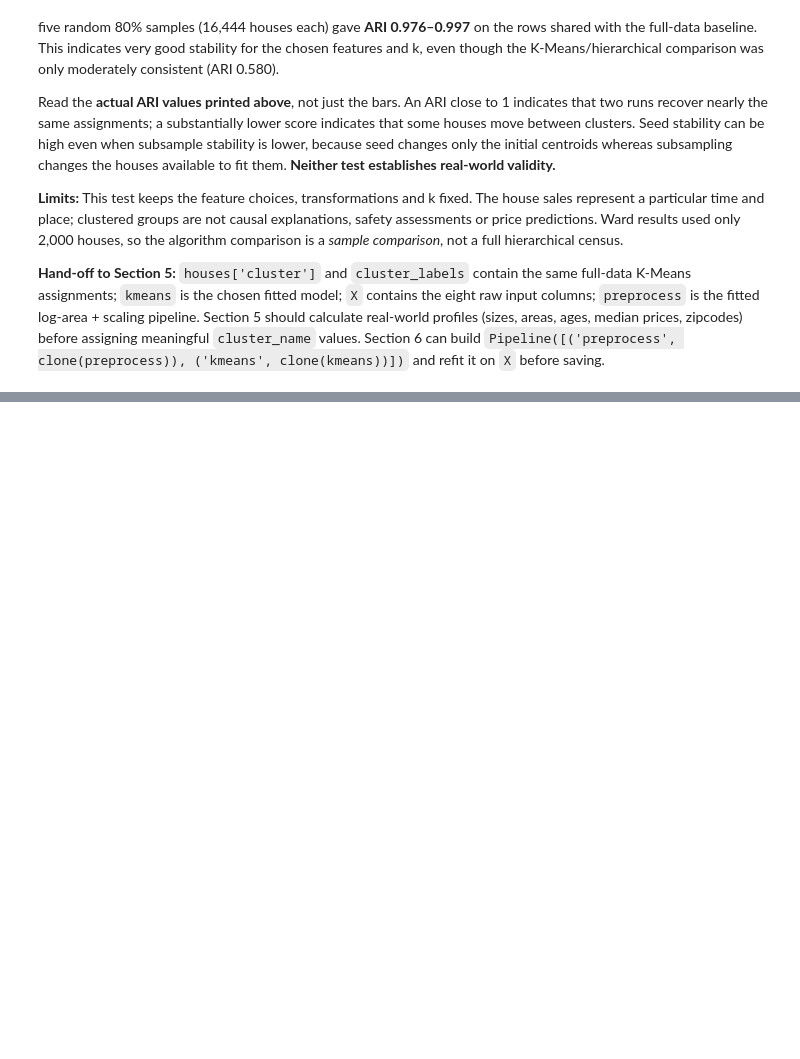
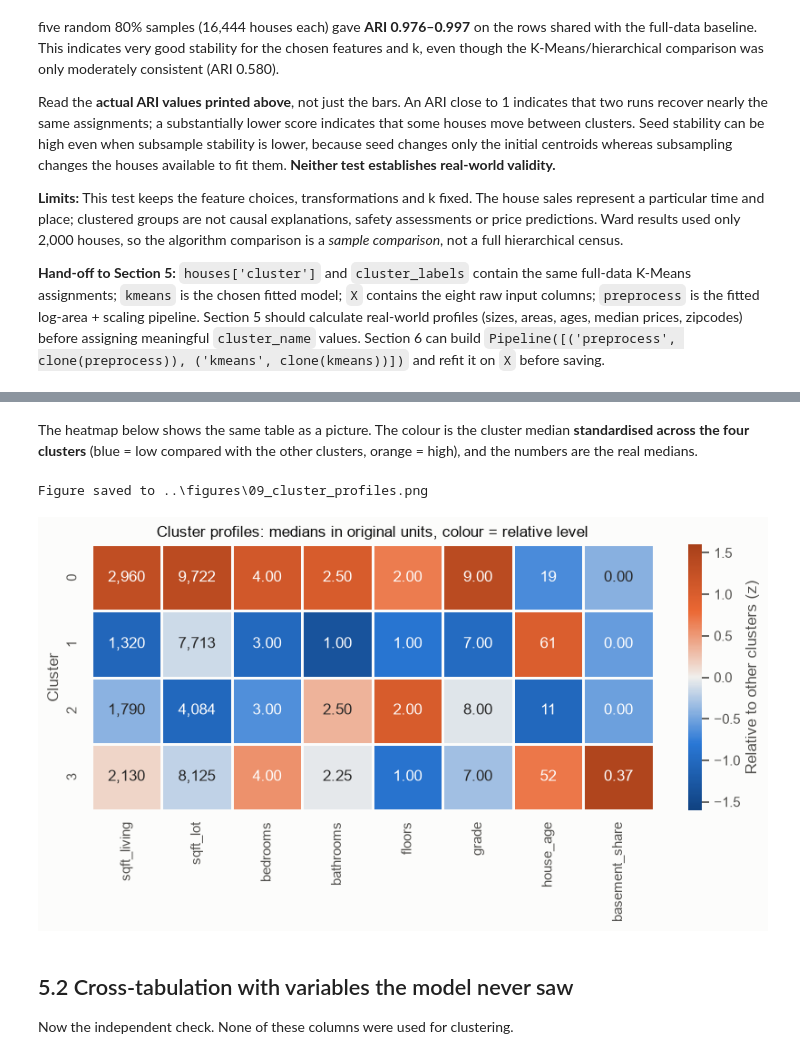
Before and after one commit to iaac-maai/Group2_Day3_Assignment, a Jupyter notebook: notebook/unsupervised_learning.ipynb, the cells around one changed output, grey strips where cells are left out. Drawn from its saved outputs; the diff is of its cells as text; code cells hidden in the pictures; blank space fills up the shorter version.

Commit message:
Bars: Add sections 5-8, cluster names, model card, dataset card and final README

```diff
--- a/notebook/unsupervised_learning.ipynb
+++ b/notebook/unsupervised_learning.ipynb
@@ -861,0 +922,21 @@ Read the **actual ARI values printed above**, not just the bars. An ARI close to
+# %% [markdown]
+The heatmap below shows the same table as a picture. The colour is the cluster median **standardised across the four clusters** (blue = low compared with the other clusters, orange = high), and the numbers are the real medians.
+# %%
+heat_columns = ["sqft_living", "sqft_lot", "bedrooms", "bathrooms", "floors", "grade", "house_age", "basement_share"]
+medians = houses.groupby("cluster")[heat_columns].median()
+means = houses.groupby("cluster")[heat_columns].mean()
+z = (means - means.mean()) / means.std()   # colour: relative position of each cluster
+
+fig, ax = plt.subplots(figsize=(10, 3.8))
+sns.heatmap(z, annot=medians.map(lambda v: f"{v:,.0f}" if v >= 10 else f"{v:.2f}"), fmt="", cmap=DIVERGING, center=0,
+            vmin=-1.6, vmax=1.6, linewidths=2, linecolor="#fcfcfb", cbar_kws={"label": "Relative to other clusters (z)"}, ax=ax)
+ax.set(title="Cluster profiles: medians in original units, colour = relative level", xlabel="", ylabel="Cluster")
+save_fig("09_cluster_profiles")
+plt.show()
+# %% [output]
+Figure saved to ..\figures\09_cluster_profiles.png
+[figure, added]
+# %% [markdown]
+## 5.2 Cross-tabulation with variables the model never saw
+
+Now the independent check. None of these columns were used for clustering.
```
Also changed, not shown: parts of 35 cells of this notebook, 13 other files.
